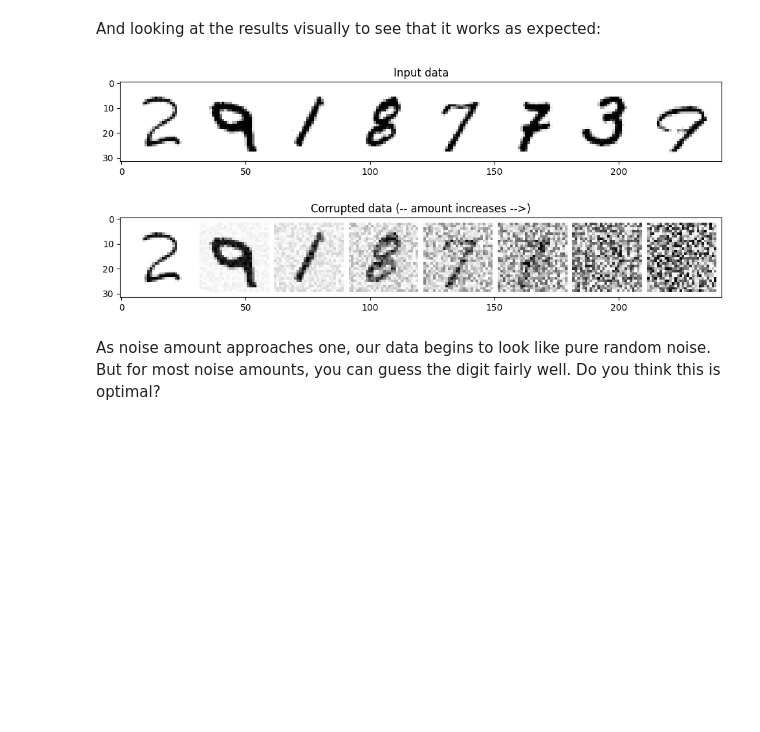
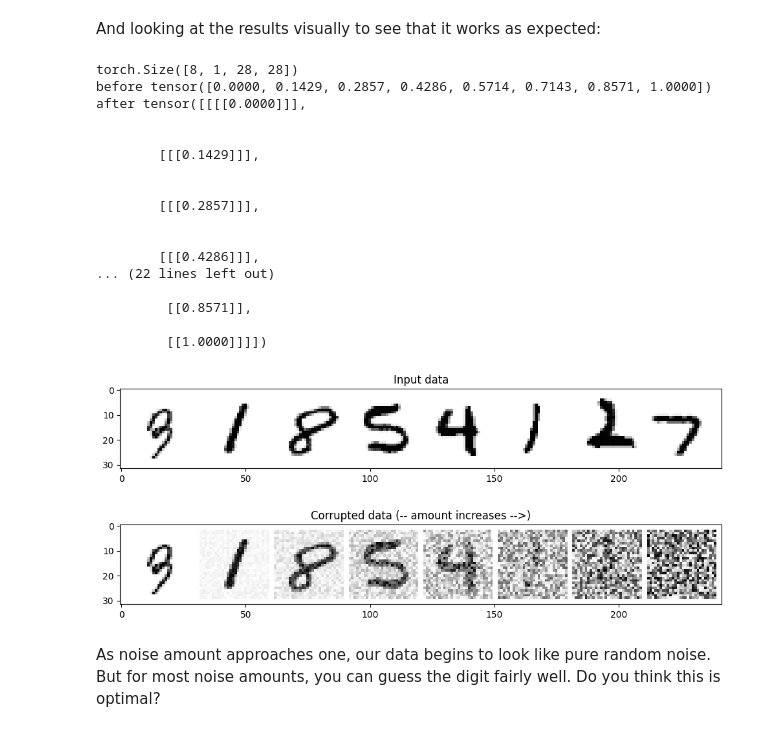
Before and after one commit to XMK233/ML_runCodeFromBook, a Jupyter notebook: HuggingFace扩散模型/1.2-1.ipynb, the cells around one changed output. Drawn from its saved outputs; the diff is of its cells as text; code cells hidden in the pictures; blank space fills up the shorter version.

```diff
--- a/HuggingFace扩散模型/unit1_02-.ipynb
+++ b/HuggingFace扩散模型/1.2-1.ipynb
@@ -176,25 +176,48 @@ We can implement this fairly easily (just watch the shapes so you don't get burn
 def corrupt(x, amount):
     """Corrupt the input `x` by mixing it with noise according to `amount`"""
     noise = torch.rand_like(x)
-    amount = amount.view(-1, 1, 1, 1) # Sort shape so broadcasting works
-    return x*(1-amount) + noise*amount
+    print(noise.shape)
+    print("before", amount)
+    amount = amount.view(-1, 1, 1, 1) ## (8,1,1,1) # Sort shape so broadcasting works
+    amount1 = amount.view(1, -1, 1, 1) ## (1,8,1,1)
+    print("after", amount, amount1)
+    return x * (1-amount) + noise * amount ## 因为是 (8,1,1,1) 所以可以和 (8,1,28,28)去做融合。
 # %% [markdown]
 And looking at the results visually to see that it works as expected:
 # %%
 # Plotting the input data
 fig, axs = plt.subplots(2, 1, figsize=(12, 5))
 axs[0].set_title('Input data')
 axs[0].imshow(torchvision.utils.make_grid(x)[0], cmap='Greys')
 
 # Adding noise
 amount = torch.linspace(0, 1, x.shape[0]) # Left to right -> more corruption
+amount
+
 noised_x = corrupt(x, amount)
 
 # Plotting the noised version
 axs[1].set_title('Corrupted data (-- amount increases -->)')
 axs[1].imshow(torchvision.utils.make_grid(noised_x)[0], cmap='Greys');
 # %% [output]
+torch.Size([8, 1, 28, 28])
+before tensor([0.0000, 0.1429, 0.2857, 0.4286, 0.5714, 0.7143, 0.8571, 1.0000])
+after tensor([[[[0.0000]]],
+
+
+        [[[0.1429]]],
+
+
+        [[[0.2857]]],
+
+
+        [[[0.4286]]],
+... (22 lines left out)
+
+         [[0.8571]],
+
+         [[1.0000]]]])
-[figure, old version]
+[figure, new version]
 # %% [markdown]
 As noise amount approaches one, our data begins to look like pure random noise. But for most noise amounts, you can guess the digit fairly well. Do you think this is optimal?
 # %% [markdown]
```
Also changed, not shown: parts of 1 cell of this notebook, 6 other files.
